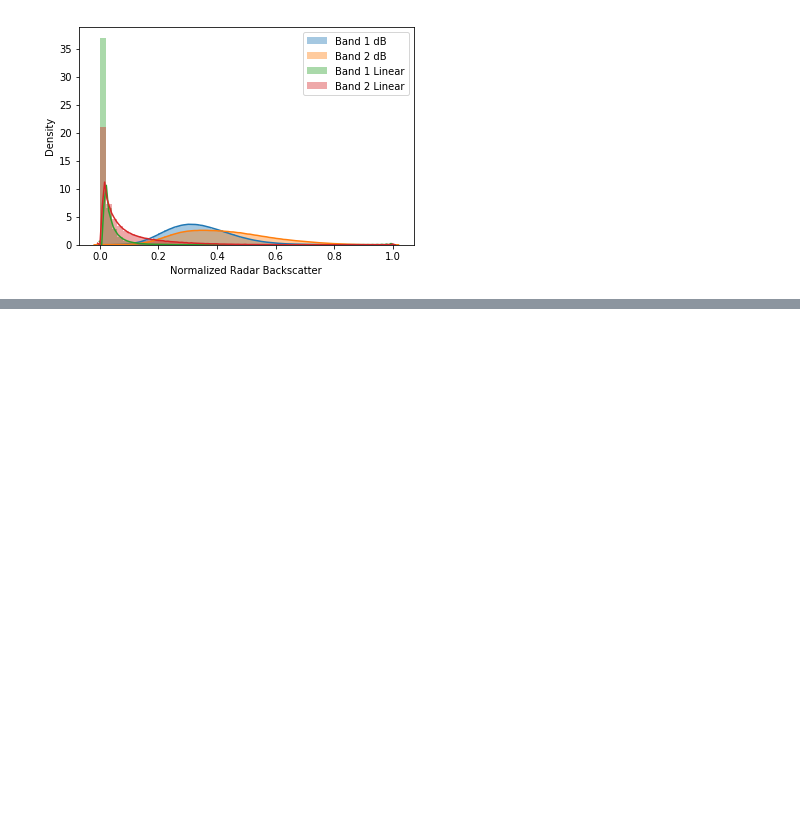
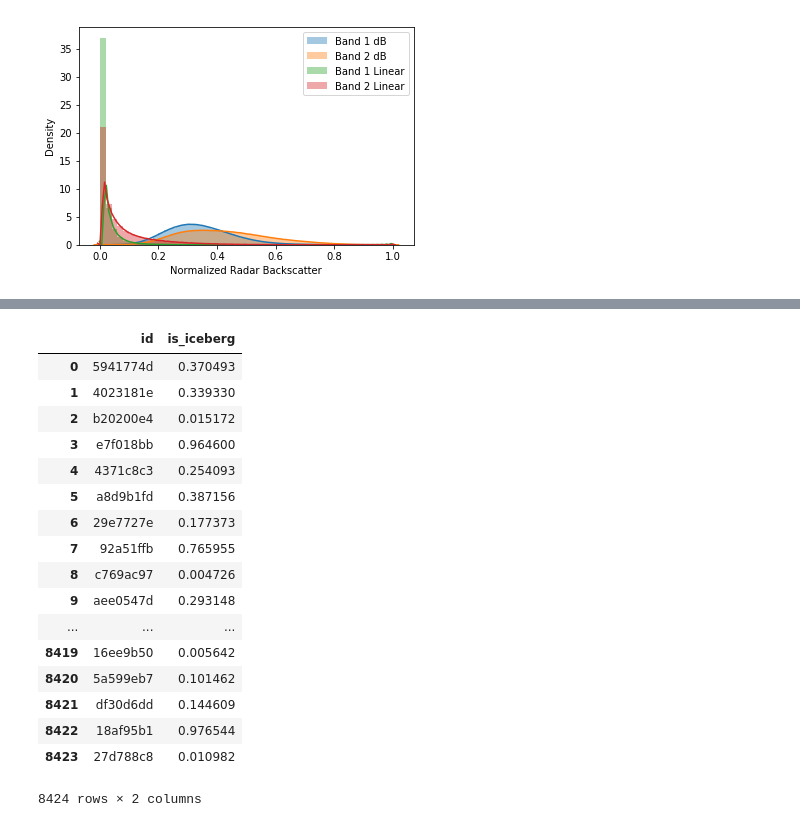
Before and after one commit to JamesFCoffey/Iceberg-or-Ship-CNN-Classifier, a Jupyter notebook: iceberg.ipynb, the cells around one changed output, grey strips where cells are left out. Cells and saved outputs as stored; diff of their text form; code cells hidden in the pictures; blank space fills up the shorter version.

```diff
--- a/iceberg.ipynb
+++ b/iceberg.ipynb
@@ -580,0 +706,48 @@ results.to_csv('results.csv', index=False)
+# %%
+# Let's also export our benchmark model's results
+
+# Define the model architecture
+model = Sequential()
+model.add(Conv2D(filters= 64, kernel_size=5, strides=1, padding='same', activation='elu', input_shape=(75, 75, 1)))
+model.add(MaxPooling2D(pool_size=2, strides=2, padding='same'))
+model.add(Conv2D(filters= 64, kernel_size=5, strides=1, padding='same', activation='elu'))
+model.add(MaxPooling2D(pool_size=2, strides=2, padding='same'))
+model.add(Conv2D(filters= 64, kernel_size=5, strides=1, padding='same', activation='elu'))
+model.add(GlobalAveragePooling2D())
+model.add(Dense(500, activation='elu'))
+model.add(Dropout(0.5))
+model.add(Dense(500, activation='elu'))
+model.add(Dropout(0.5))
+model.add(Dense(500, activation='elu'))
+model.add(Dropout(0.5))
+model.add(Dense(1, activation='sigmoid'))
+
+#Compile the model
+model.compile(optimizer='adam', loss='binary_crossentropy', metrics=['accuracy'])
+
+model.load_weights('weights.best.band1benchmark_dropout.hdf5')
+
+is_iceberg = model.predict(bandOneTest)
+is_iceberg = np.reshape(is_iceberg, -1)
+results = pd.DataFrame({'id': idTest.tolist(), 'is_iceberg': is_iceberg.tolist()})
+# %%
+results
+# %% [output]
+|  | id | is_iceberg |
+| 0 | 5941774d | 0.370493 |
+| 1 | 4023181e | 0.339330 |
+| 2 | b20200e4 | 0.015172 |
+| 3 | e7f018bb | 0.964600 |
+| 4 | 4371c8c3 | 0.254093 |
+| 5 | a8d9b1fd | 0.387156 |
+| 6 | 29e7727e | 0.177373 |
+| 7 | 92a51ffb | 0.765955 |
+| 8 | c769ac97 | 0.004726 |
+| 9 | aee0547d | 0.293148 |
+| ... | ... | ... |
+| 8419 | 16ee9b50 | 0.005642 |
+| 8420 | 5a599eb7 | 0.101462 |
+| 8421 | df30d6dd | 0.144609 |
+| 8422 | 18af95b1 | 0.976544 |
+| 8423 | 27d788c8 | 0.010982 |
+8424 rows × 2 columns
```
Also changed, not shown: parts of 55 cells of this notebook, 2 other files.
